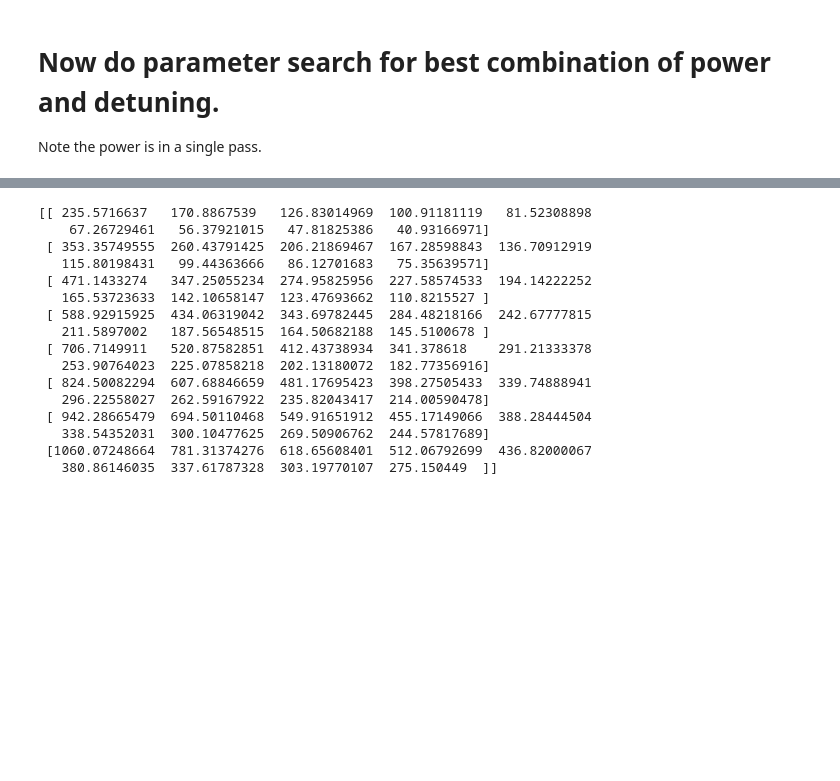
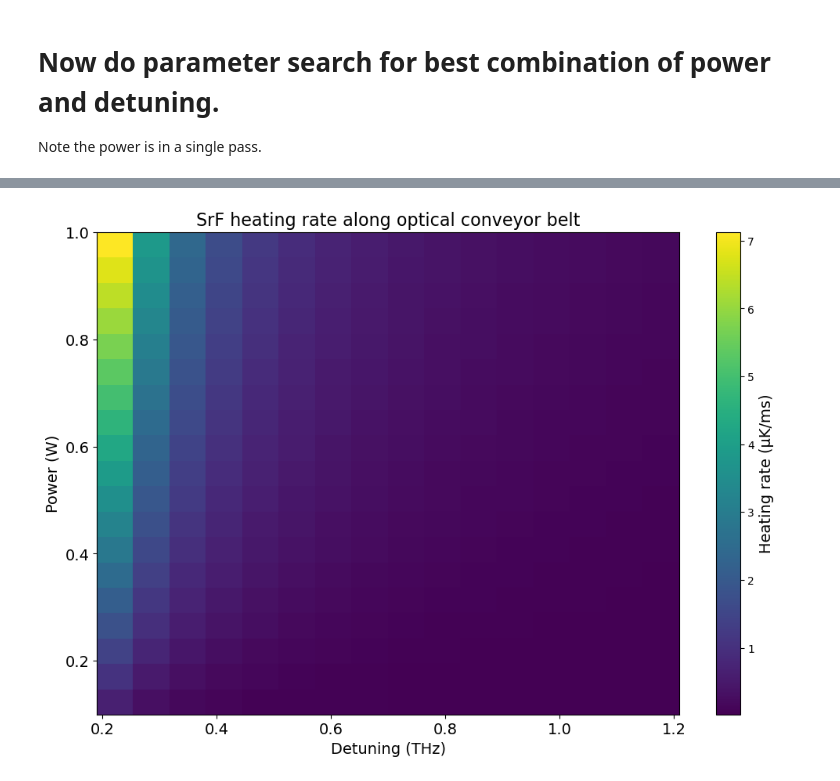
Before and after one commit to geoffrey-zheng/SrF-Calcs, a Jupyter notebook: Optical-Transport/SrFTransportLatestWithScattering.ipynb, the cells around one changed output, grey strips where cells are left out. Saved outputs shown, nothing was run; the diff lists cells and outputs as text; code cells hidden in the pictures; blank space fills up the shorter version.

```diff
--- a/Optical-Transport/SrFTransportLatestWithScattering.ipynb
+++ b/Optical-Transport/SrFTransportLatestWithScattering.ipynb
@@ -460,19 +459,18 @@ plt.show()
-# %%
-print(np.transpose(best_trap_depths))
-# %% [output]
-[[ 235.5716637   170.8867539   126.83014969  100.91181119   81.52308898
-    67.26729461   56.37921015   47.81825386   40.93166971]
- [ 353.35749555  260.43791425  206.21869467  167.28598843  136.70912919
-   115.80198431   99.44363666   86.12701683   75.35639571]
- [ 471.1433274   347.25055234  274.95825956  227.58574533  194.14222252
-   165.53723633  142.10658147  123.47693662  110.8215527 ]
- [ 588.92915925  434.06319042  343.69782445  284.48218166  242.67777815
-   211.5897002   187.56548515  164.50682188  145.5100678 ]
- [ 706.7149911   520.87582851  412.43738934  341.378618    291.21333378
-   253.90764023  225.07858218  202.13180072  182.77356916]
- [ 824.50082294  607.68846659  481.17695423  398.27505433  339.74888941
-   296.22558027  262.59167922  235.82043417  214.00590478]
- [ 942.28665479  694.50110468  549.91651912  455.17149066  388.28444504
-   338.54352031  300.10477625  269.50906762  244.57817689]
- [1060.07248664  781.31374276  618.65608401  512.06792699  436.82000067
-   380.86146035  337.61787328  303.19770107  275.150449  ]]
+# %%
+#also add in the heating rate
+resonance_wavelen = c / resonance_freq
+recoil_temp = hbar**2 * (2*np.pi/resonance_wavelen)**2 / (m_SrF * k)
+
+heating_rates = scattering_rates * recoil_temp/3
+
+plt.figure(figsize=(12, 8))
+plt.imshow(np.transpose(heating_rates*1e3), extent=[detunings[0]/1e12, detunings[-1]/1e12, Ps[0], Ps[-1]], origin='lower', aspect='auto')
+plt.colorbar().set_label('Heating rate (µK/ms)', fontsize=14)
+plt.xlabel('Detuning (THz)', fontsize=14)
+plt.ylabel('Power (W)', fontsize=14)
+plt.title('SrF heating rate along optical conveyor belt', fontsize=16)
+plt.xticks(fontsize=14)
+plt.yticks(fontsize=14)
+plt.show()
+# %% [output]
+[figure, added]
```
Also changed, not shown: parts of 7 cells of this notebook.
